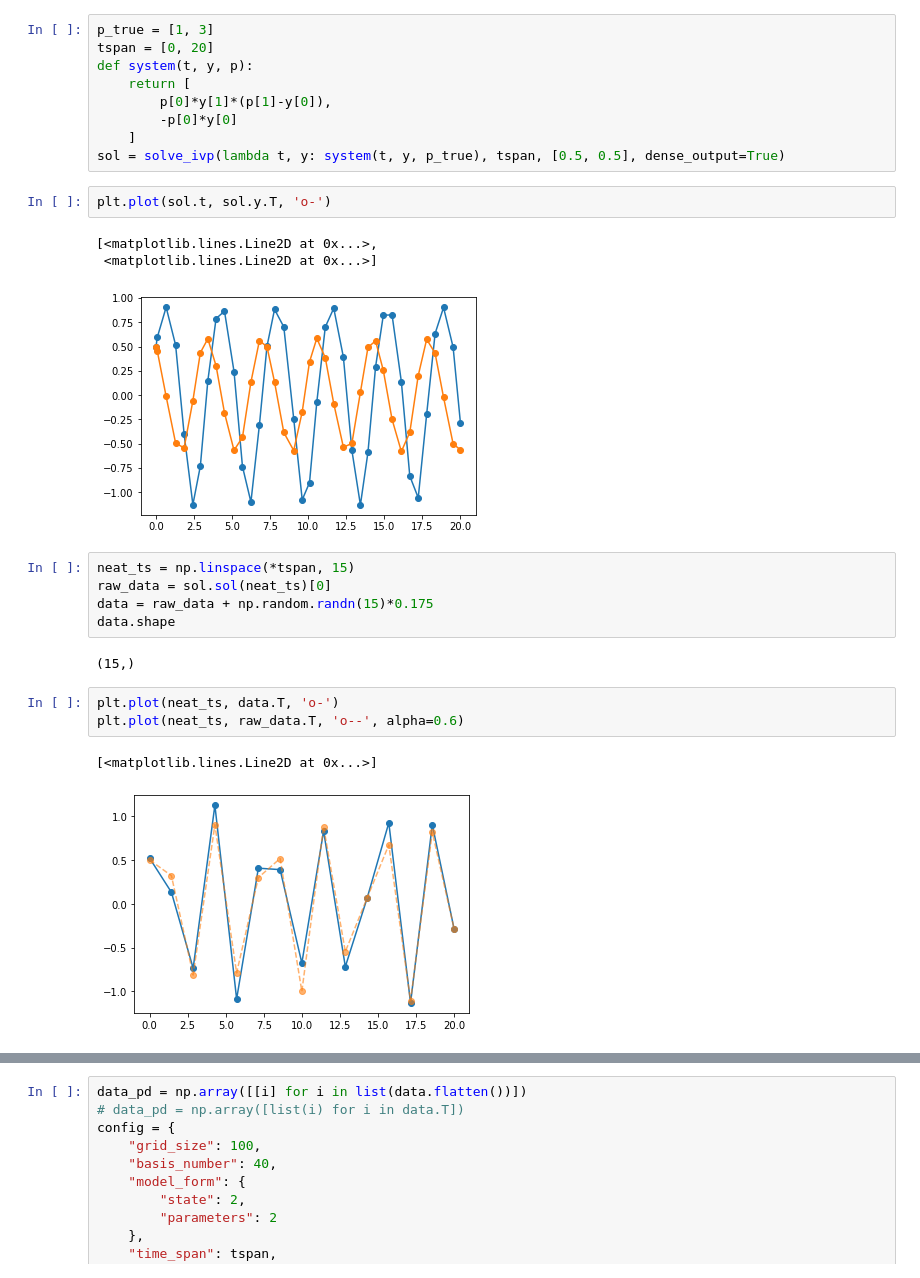
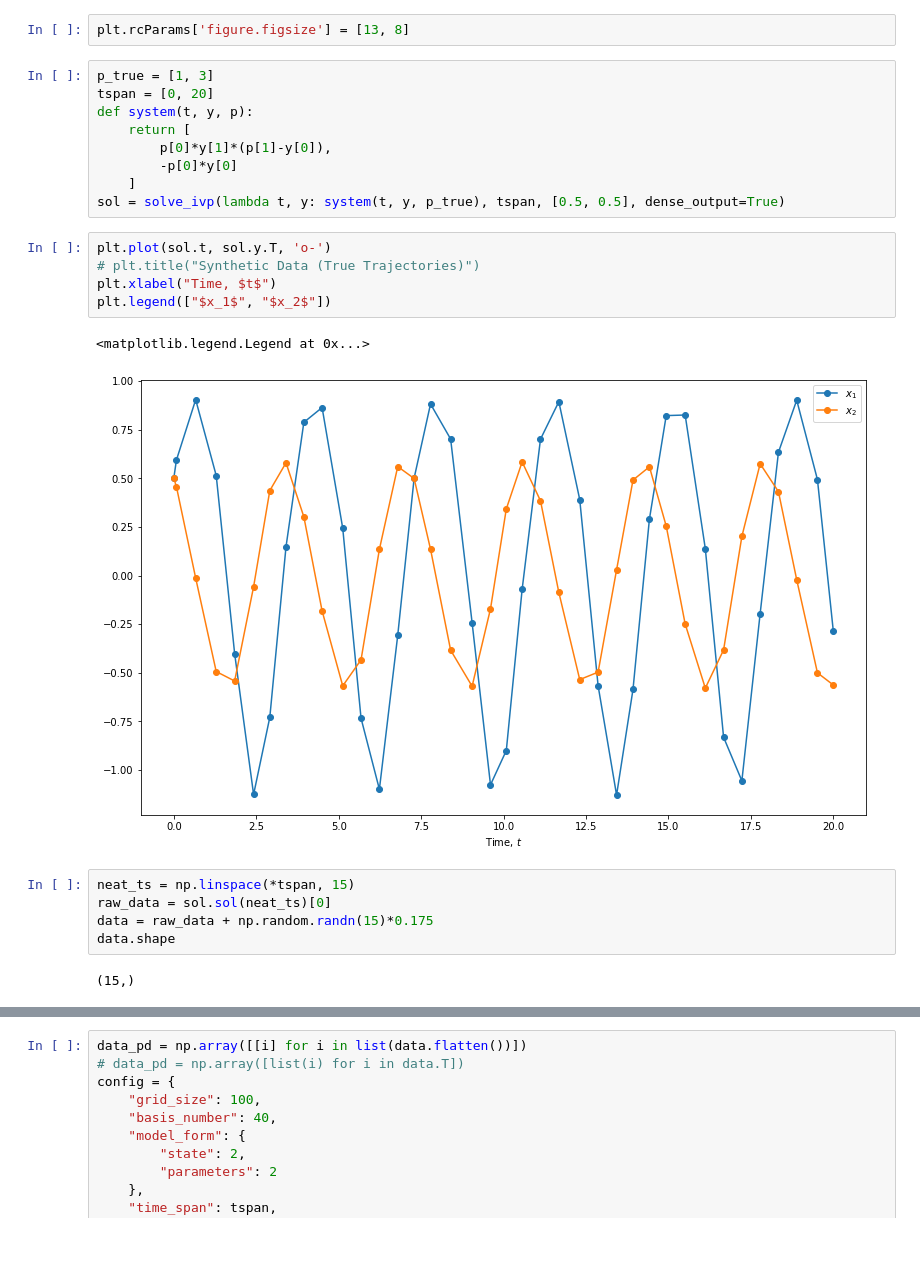
Before and after one commit to dwu402/pypei, a Jupyter notebook: Synthetic2.ipynb, the cells around one changed output, grey strips where cells are left out. Cells and saved outputs as stored; diff of their text form; blank space fills up the shorter version.

```diff
--- a/Synthetic2.ipynb
+++ b/Synthetic2.ipynb
@@ -6,6 +6,8 @@ import casadi as ca
 from scipy.integrate import solve_ivp
 import numpy as np
 from matplotlib import pyplot as plt
+# %%
+plt.rcParams['figure.figsize'] = [13, 8]
 # %%
 p_true = [1, 3]
 tspan = [0, 20]
@@ -17,10 +19,12 @@ def system(t, y, p):
 sol = solve_ivp(lambda t, y: system(t, y, p_true), tspan, [0.5, 0.5], dense_output=True)
 # %%
 plt.plot(sol.t, sol.y.T, 'o-')
+# plt.title("Synthetic Data (True Trajectories)")
+plt.xlabel("Time, $t$")
+plt.legend(["$x_1$", "$x_2$"])
 # %% [output]
-[<matplotlib.lines.Line2D at 0x...>,
- <matplotlib.lines.Line2D at 0x...>]
+<matplotlib.legend.Legend at 0x...>
-[figure, old version]
+[figure, new version]
 # %%
 neat_ts = np.linspace(*tspan, 15)
 raw_data = sol.sol(neat_ts)[0]
@@ -28,9 +32,3 @@ data = raw_data + np.random.randn(15)*0.175
 data.shape
 # %% [output]
 (15,)
-# %%
-plt.plot(neat_ts, data.T, 'o-')
-plt.plot(neat_ts, raw_data.T, 'o--', alpha=0.6)
-# %% [output]
-[<matplotlib.lines.Line2D at 0x...>]
-[figure, removed]
```
Also changed, not shown: parts of 17 cells of this notebook, 2 other files.
